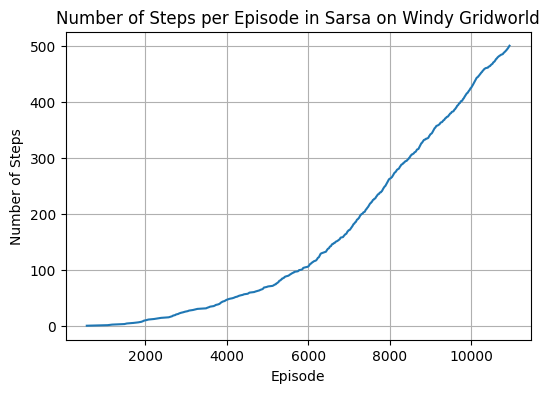
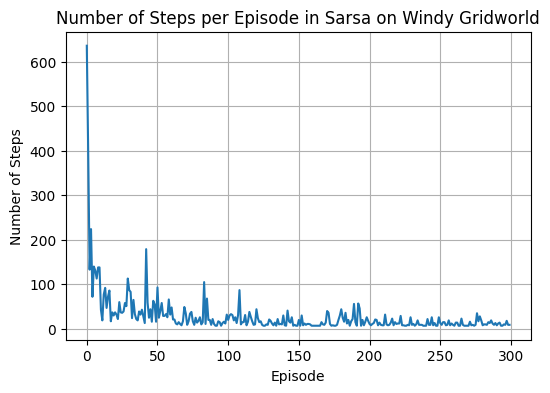
Unified diff of the notebook cell whose output changed from the first chart to the second:
--- before
+++ after
@@ -1,6 +1,5 @@
 # plot number of steps per episode
 plt.figure(figsize=(6, 4))
-eps = np.arange(1, sarsa.n_episodes + 1)
-plt.plot(sarsa.n_steps_per_episode, eps)
+plt.plot(sarsa.n_steps_per_episode)
 plt.xlabel('Episode')
 plt.ylabel('Number of Steps')

Commit: dev ch 7